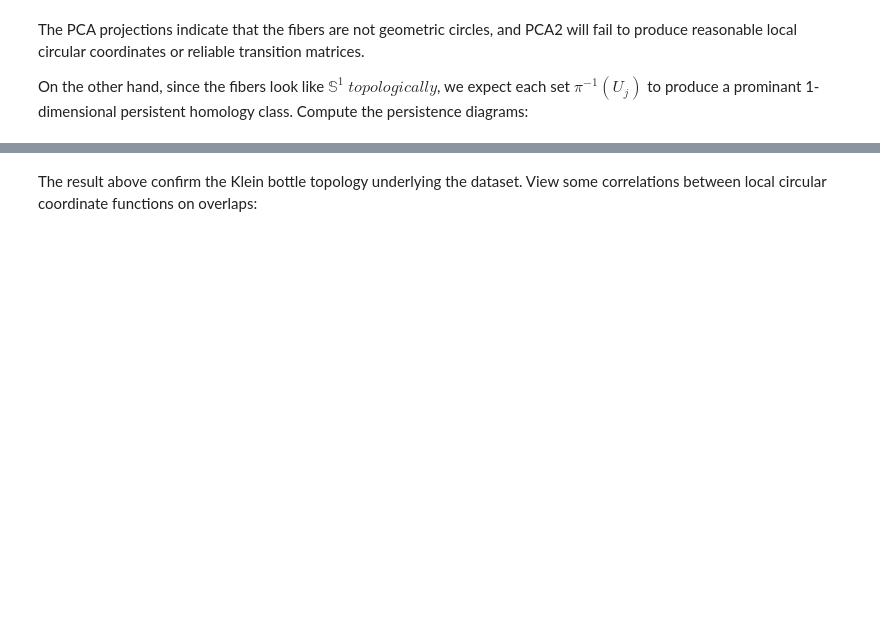
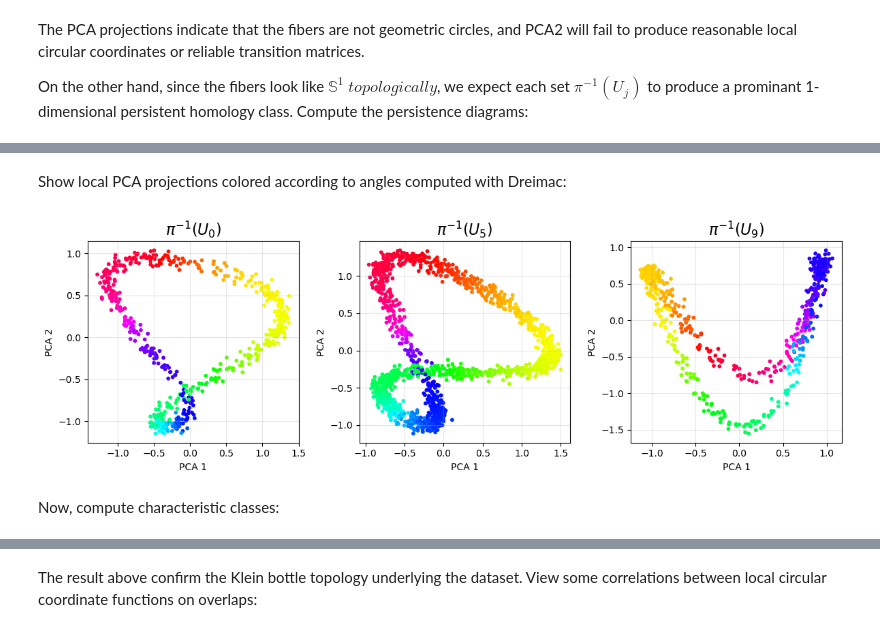
Before and after one commit to bradturow/Circle_Bundles, a Jupyter notebook: notebooks/tutorials/core/02_foldy_klein_bottle.ipynb, the cells around one changed output, grey strips where cells are left out. Cells and saved outputs as stored; diff of their text form; code cells hidden in the pictures; blank space fills up the shorter version.

```diff
--- a/notebooks/tutorials/core/02_foldy_klein_bottle.ipynb
+++ b/notebooks/tutorials/core/02_foldy_klein_bottle.ipynb
@@ -116,0 +141,15 @@ $\displaystyle \begin{array}{lrrrrr}\textbf{Stage} & k & r & |W_r^{(1)}| & |W_r^
+# %% [markdown]
+Show local PCA projections colored according to angles computed with Dreimac:
+# %%
+from circle_bundles.analysis.local_analysis import local_pca
+to_view = [0,5,9]
+fig, axes = local_pca(data,
+                      cover.U,
+                      f = triv_result.f,
+                      to_view = to_view,
+                     )
+plt.show()
+# %% [output]
+[figure, added]
+# %% [markdown]
+Now, compute characteristic classes:
```
Also changed, not shown: parts of 13 cells of this notebook, 8 other files.
